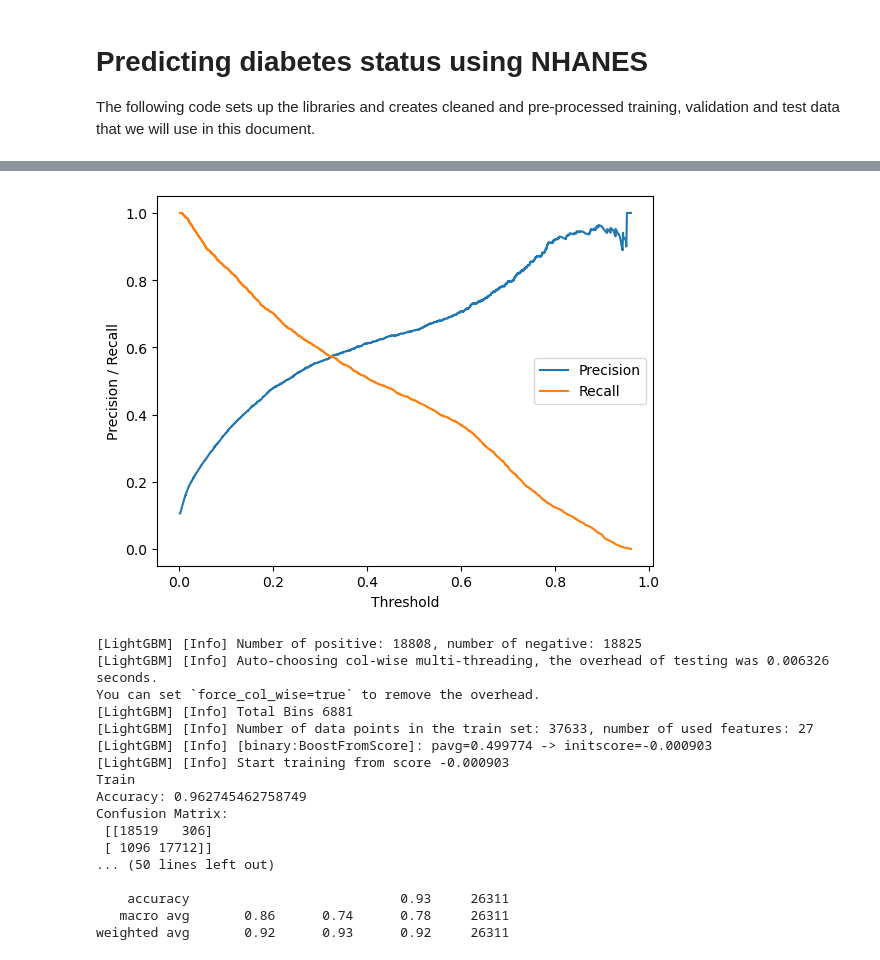
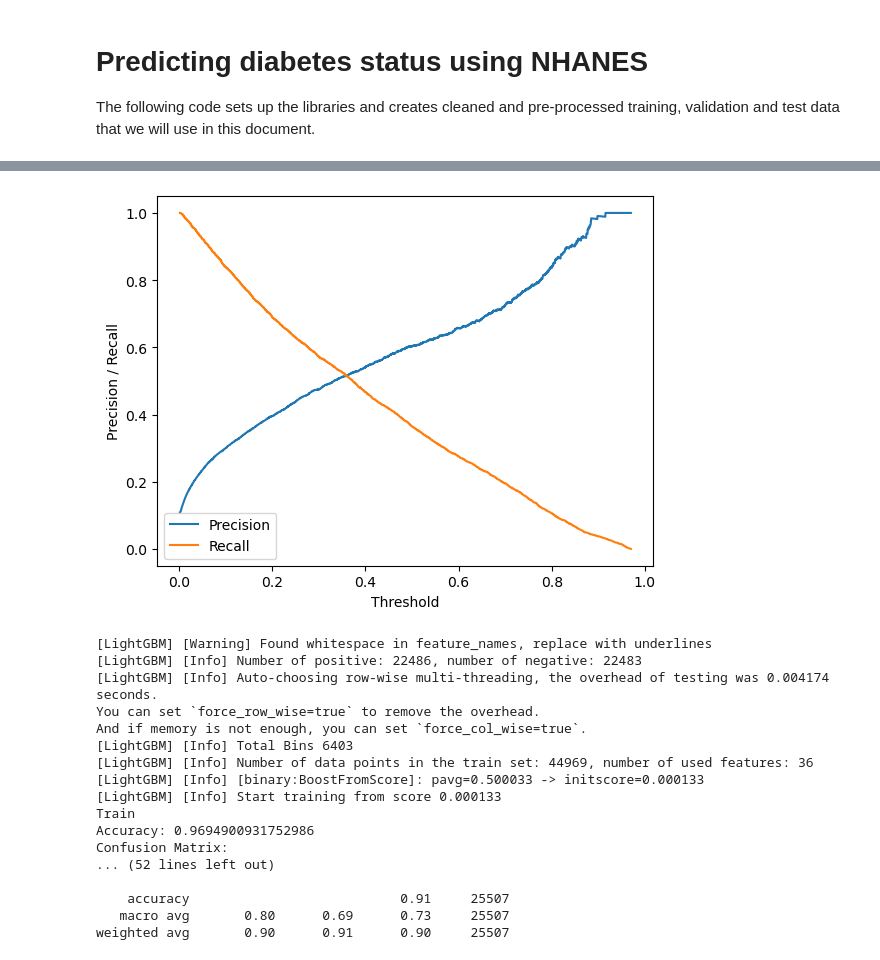
Before and after one commit to mihika-jain/diabetesAnalysis, a Jupyter notebook: dslc_documentation/03_prediction.ipynb, the cells around one changed output, grey strips where cells are left out. Drawn from its saved outputs; the diff is of its cells as text; code cells hidden in the pictures.

```diff
--- a/dslc_documentation/03_prediction.ipynb
+++ b/dslc_documentation/03_prediction.ipynb
@@ -112,11 +47,0 @@ print(vif_data)
-# %%
-# Identify columns with mean above the threshold
-threshold = 10
-columns_to_drop = vif_data[vif_data["VIF"] > threshold]
-print(columns_to_drop)
-#print(vif_data[vif_data["VIF"] > threshold])
-columns_to_drop = columns_to_drop["Feature"]
-print(columns_to_drop.values)
-
-# Drop those columns
-train_data = train_data.drop(columns=columns_to_drop.values[1:])
@@ -135,9 +55,12 @@ train_data = train_data.drop(columns=columns_to_drop.values[1:])
 # %%
 X_test_2017 = imputed_2017.drop(['diabetes', 'house_family_person_id'], axis=1)  # Ensure the test data has the same features
 y_test_2017 = imputed_2017['diabetes']
-X_test_2017 = X_test_2017.drop(columns=columns_to_drop.values[1:])
 
-# To predict on the test data
 X_test = test_data.drop(['diabetes', 'house_family_person_id'], axis=1)  # Ensure the test data has the same features
 y_test = test_data['diabetes']
-X_test = X_test.drop(columns=columns_to_drop.values[1:])
+
+X_train = train_data.drop(['diabetes', 'house_family_person_id'], axis=1)  # Ensure the test data has the same features
+y_train = train_data['diabetes']
+
+X_val = val_data.drop(['diabetes', 'house_family_person_id'], axis=1)  # Ensure the test data has the same features
+y_val = val_data['diabetes']
@@ -169,16 +69,16 @@ X_test_2017.head()
 # %%
-from xgboost import XGBClassifier
+'''from xgboost import XGBClassifier
 from sklearn.metrics import classification_report, accuracy_score, confusion_matrix
 from sklearn.preprocessing import StandardScaler
 
 # Assuming the target variable is named 'diabetes' and is binary (0 or 1)
-X_train = train_data.drop(['diabetes', 'house_family_person_id'], axis=1)
-y_train = train_data['diabetes']
+#X_train = train_data.drop(['diabetes', 'house_family_person_id'], axis=1)
+#y_train = train_data['diabetes']
 
-X_val = val_data.drop(['diabetes', 'house_family_person_id'], axis=1)
-y_val = val_data['diabetes']
+#X_val = val_data.drop(['diabetes', 'house_family_person_id'], axis=1)
+#y_val = val_data['diabetes']
 # Drop those columns
-X_val = X_val.drop(columns=columns_to_drop.values[1:])
+#X_val = X_val.drop(columns=columns_to_drop.values[1:])
 
 # Optional: Check for missing values
 #print(X_train.isnull().sum())
@@ -198,7 +98,7 @@ xgb_clf = XGBClassifier(
     reg_lambda=15  # Increased L2 regularization
 )
 #xgb_clf = XGBClassifier(n_estimators=1000, learning_rate=0.01, eval_metric='aucpr', max_depth=3)
-xgb_clf.fit(X_train, y_train, eval_set=[(X_test, y_test)], verbose=False)
+xgb_clf.fit(X_train, y_train, eval_set=[(X_val, y_val)], verbose=False)
 
 y_train_pred = xgb_clf.predict(X_train)
 
@@ -227,7 +127,7 @@ print("Classification Report:\n", classification_report(y_test, y_test_pred))
 #X_test_2017 = X_test_2017.drop(columns=columns_to_drop.values[1:])
 y_pred_2017 = xgb_clf.predict(X_test_2017)
 y_pred_probs = xgb_clf.predict_proba(X_test_2017)[:, 1]
-threshold = 0.3
+threshold = 0.35
 y_pred_custom = (y_pred_probs >= threshold).astype(int)  # Apply custom threshold
 print()
 print(confusion_matrix(y_test_2017, y_pred_custom))
@@ -258,17 +175,17 @@ weighted avg       0.91      0.92      0.91     26311
 # %%
-from sklearn.metrics import precision_recall_curve
+'''from sklearn.metrics import precision_recall_curve
 
 precision, recall, thresholds = precision_recall_curve(y_test_2017, y_pred_probs)
 
 # Plot the Precision-Recall curve
 import matplotlib.pyplot as plt
 
 plt.plot(thresholds, precision[:-1], label="Precision")
 plt.plot(thresholds, recall[:-1], label="Recall")
 plt.xlabel("Threshold")
 plt.ylabel("Precision / Recall")
 plt.legend(loc="best")
 plt.show()
 # %% [output]
-[figure, old version]
+[figure, new version]
 # %%
@@ -328,7 +245,7 @@ y_test_pred = lgb_clf.predict(X_test)
 # Evaluate the model
 print("TEST")
 print("Accuracy:", accuracy_score(y_test, y_test_pred))
-print("Confusion Matrix:\n", confusion_matrix(y_test, y_test_pred))
+print("Confusion Matrix:\n", b)
 print("Classification Report:\n", classification_report(y_test, y_test_pred))
 
 #X_test_2017 = X_test_2017.drop(columns=columns_to_drop.values[1:])
@@ -339,20 +256,20 @@ print("Accuracy:", accuracy_score(y_test_2017, y_pred_2017))
 print("Confusion Matrix:\n", confusion_matrix(y_test_2017, y_pred_2017))
 print("Classification Report:\n", classification_report(y_test_2017, y_pred_2017))
 # %% [output]
-[LightGBM] [Info] Number of positive: 18808, number of negative: 18825
-[LightGBM] [Info] Auto-choosing col-wise multi-threading, the overhead of testing was 0.006326 seconds.
-You can set `force_col_wise=true` to remove the overhead.
-[LightGBM] [Info] Total Bins 6881
-[LightGBM] [Info] Number of data points in the train set: 37633, number of used features: 27
-[LightGBM] [Info] [binary:BoostFromScore]: pavg=0.499774 -> initscore=-0.000903
-[LightGBM] [Info] Start training from score -0.000903
+[LightGBM] [Warning] Found whitespace in feature_names, replace with underlines
+[LightGBM] [Info] Number of positive: 22486, number of negative: 22483
+[LightGBM] [Info] Auto-choosing row-wise multi-threading, the overhead of testing was 0.004174 seconds.
+You can set `force_row_wise=true` to remove the overhead.
+And if memory is not enough, you can set `force_col_wise=true`.
+[LightGBM] [Info] Total Bins 6403
+[LightGBM] [Info] Number of data points in the train set: 44969, number of used features: 36
+[LightGBM] [Info] [binary:BoostFromScore]: pavg=0.500033 -> initscore=0.000133
+[LightGBM] [Info] Start training from score 0.000133
 Train
-Accuracy: 0.962745462758749
+Accuracy: 0.9694900931752986
 Confusion Matrix:
- [[18519   306]
- [ 1096 17712]]
-... (50 lines left out)
+... (52 lines left out)
 
-    accuracy                           0.93     26311
-   macro avg       0.86      0.74      0.78     26311
-weighted avg       0.92      0.93      0.92     26311
+    accuracy                           0.91     25507
+   macro avg       0.80      0.69      0.73     25507
+weighted avg       0.90      0.91      0.90     25507
```
Also changed, not shown: parts of 34 cells of this notebook, 19 other files.
